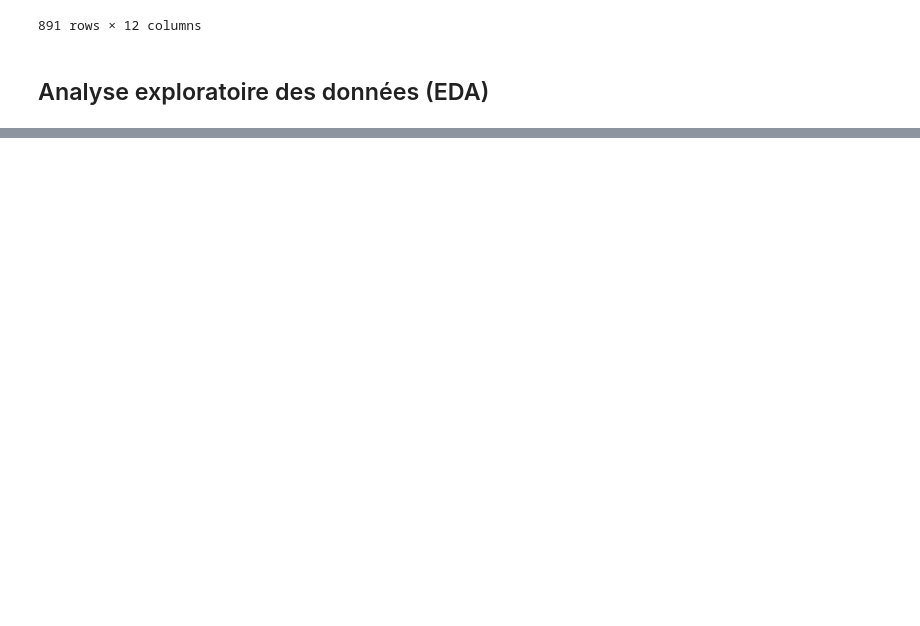
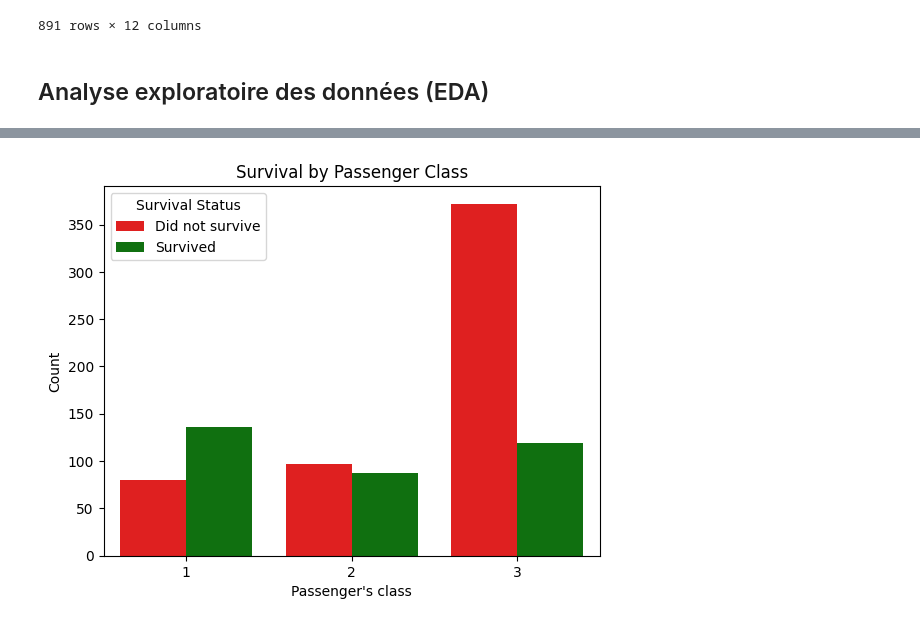
Before and after one commit to ines-lorquet/titanic-survival-rate, a Jupyter notebook: exploration.ipynb, the cells around one changed output, grey strips where cells are left out. Cells and saved outputs as stored; diff of their text form; code cells hidden in the pictures; blank space fills up the shorter version.

Commit message:
modification des couleurs sur les premiers graphiques

```diff
--- a/exploration.ipynb
+++ b/exploration.ipynb
@@ -141,0 +115,16 @@ plt.show()
+# %%
+# Création du graphique avec une palette personnalisée
+palette = {0: 'red', 1: 'green'}
+
+# Class
+sns.countplot(x='Pclass', hue='Survived', data=data, palette=palette)
+plt.title('Survival by Passenger Class')
+
+# Modifier les légendes
+plt.xlabel("Passenger's class")
+plt.ylabel('Count')
+plt.legend(title='Survival Status', labels=['Did not survive', 'Survived'])
+
+plt.show()
+# %% [output]
+[figure, added]
```
Also changed, not shown: parts of 4 cells of this notebook.
